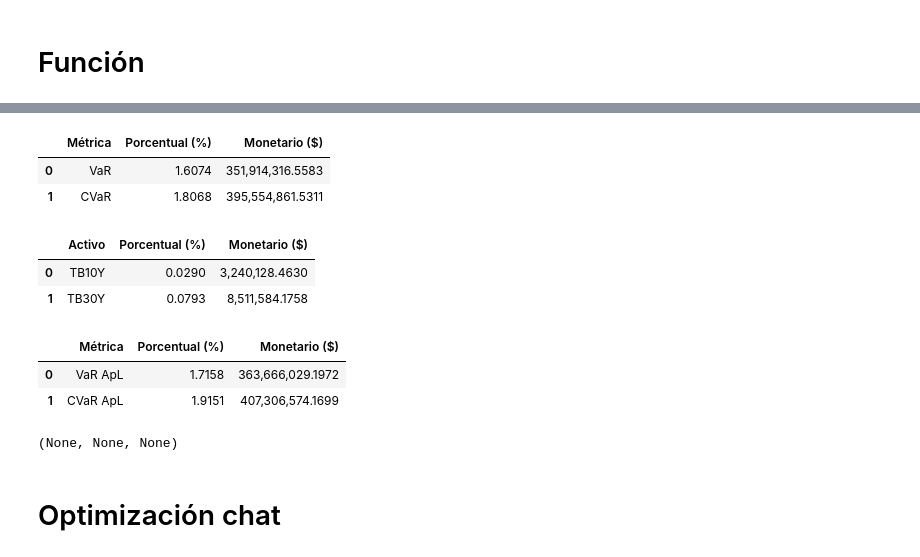
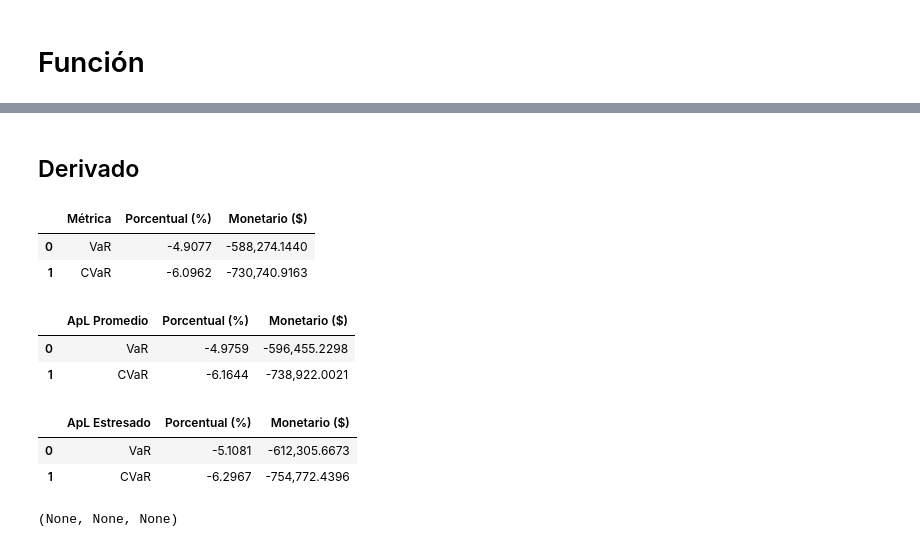
Before and after one commit to zayo1511/AdminDeRiesgos, a Jupyter notebook: Riesgo de liquidez/prueba.ipynb, the cells around one changed output, grey strips where cells are left out. Drawn from its saved outputs; the diff is of its cells as text; code cells hidden in the pictures.

```diff
--- a/Riesgo de liquidez/prueba.ipynb
+++ b/Riesgo de liquidez/prueba.ipynb
@@ -87,0 +90,5 @@ var_apl
+# %%
+CL_prom = [np.mean(data[f"Spread_{asset}"]) for asset in assets]
+CL_prom_m = [CL_prom[i] * posiciones[i] for i in range(len(assets))]
+CL_prom_df = pd.DataFrame({"CL_prom": assets, "Porcentual (%)": np.array(CL_prom)*100, "Monetario ($)": CL_prom_m})
+CL_prom_df
@@ -87,0 +99,3 @@ var_apl
+# %%
+var_apl_prom = pd.DataFrame({"ApL Promedio": ["VaR", "CVaR"], "Porcentual (%)": [(var + np.dot(CL_prom, weights))*100, (cvar + np.dot(CL_prom, weights))*100], "Monetario ($)": [var * sum(posiciones) + sum(CL_prom_m), cvar * sum(posiciones) + sum(CL_prom_m)]})
+var_apl_prom
@@ -103,11 +121,26 @@ def VaR_ApL(data, assets, titulos, long, conf):
 
      var = np.percentile(rend_port.values,100-conf) if long else np.percentile(rend_port.values,conf)
      cvar = rend_port[rend_port < var].mean() if long else rend_port[rend_port > var].mean()
-     var_df = pd.DataFrame({"Métrica": ["VaR", "CVaR"], "Porcentual (%)": [var * 100, cvar * 100], "Monetario ($)": [var * sum(posiciones), cvar * sum(posiciones)]})
+     var_df = pd.DataFrame({"Métrica": ["VaR", "CVaR"],
+                            "Porcentual (%)": [var * 100, cvar * 100],
+                            "Monetario ($)": [var * sum(posiciones), cvar * sum(posiciones)]})
 
-     CL = [np.percentile([data[f"Spread_{asset}"]], 99) for asset in assets]
-     CL_m = [CL[i] * posiciones[i] for i in range(len(assets))]
-     CL_df = pd.DataFrame({"Activo": assets, "Porcentual (%)": np.array(CL)*100, "Monetario ($)": CL_m})
+     CL_prom = [np.mean(data[f"Spread_{asset}"]) for asset in assets]
+     CL_prom_m = [CL_prom[i] * posiciones[i] for i in range(len(assets))]
+     apl_prom_p = [(var - np.dot(CL_prom, weights))*100, (cvar - np.dot(CL_prom, weights))*100] if long else [(var + np.dot(CL_prom, weights))*100, (cvar + np.dot(CL_prom, weights))*100]
+     apl_prom_m = [var * sum(posiciones) - sum(CL_prom_m), cvar * sum(posiciones) - sum(CL_prom_m)] if long else [var * sum(posiciones) + sum(CL_prom_m), cvar * sum(posiciones) + sum(CL_prom_m)]
+     var_apl_prom = pd.DataFrame({"ApL Promedio": ["VaR", "CVaR"],
+                                  "Porcentual (%)": apl_prom_p,
+                                  "Monetario ($)": apl_prom_m
+     })
 
-     var_apl = pd.DataFrame({"Métrica": ["VaR ApL", "CVaR ApL"], "Porcentual (%)": [(var + sum(CL))*100, (cvar + sum(CL))*100], "Monetario ($)": [var * sum(posiciones) + sum(CL_m), cvar * sum(posiciones) + sum(CL_m)]})
-     return display(var_df), display(CL_df), display(var_apl)
+     CL_estr = [np.percentile([data[f"Spread_{asset}"]], 99) for asset in assets]
+     CL_estr_m = [CL_estr[i] * posiciones[i] for i in range(len(assets))]
+     apl_estr_p = [(var - np.dot(CL_estr, weights))*100, (cvar - np.dot(CL_estr, weights))*100] if long else [(var + np.dot(CL_estr, weights))*100, (cvar + np.dot(CL_estr, weights))*100]
+     apl_estr_m = [var * sum(posiciones) - sum(CL_estr_m), cvar * sum(posiciones) - sum(CL_estr_m)] if long else [var * sum(posiciones) + sum(CL_estr_m), cvar * sum(posiciones) + sum(CL_estr_m)]
+     var_apl_estr = pd.DataFrame({"ApL Estresado": ["VaR", "CVaR"],
+                                  "Porcentual (%)": apl_estr_p,
+                                  "Monetario ($)": apl_estr_m
+     })
+
+     return display(var_df), display(var_apl_prom), display(var_apl_estr)
@@ -114,21 +191,21 @@ def VaR_ApL(data, assets, titulos, long, conf):
+# %% [markdown]
+## Derivado
 # %%
-data = pd.read_excel('PruebaDatosVaRAjustado.xlsx', sheet_name=1).set_index('Date').sort_index()
-assets = ['TB10Y', 'TB30Y']
-titulos = [100000000, 90000000]
-long = False
+data = pd.read_excel('DataTarea5.xlsx', sheet_name=1).set_index('Date').sort_index()
+assets = ['Derivado0']
+titulos = [100*37500]
+long = True
 conf = 99
 
 VaR_ApL(data, assets, titulos, long, conf)
 # %% [output]
 |  | Métrica | Porcentual (%) | Monetario ($) |
-| 0 | VaR | 1.6074 | 351,914,316.5583 |
-| 1 | CVaR | 1.8068 | 395,554,861.5311 |
+| 0 | VaR | -4.9077 | -588,274.1440 |
+| 1 | CVaR | -6.0962 | -730,740.9163 |
-|  | Activo | Porcentual (%) | Monetario ($) |
-| 0 | TB10Y | 0.0290 | 3,240,128.4630 |
-| 1 | TB30Y | 0.0793 | 8,511,584.1758 |
+|  | ApL Promedio | Porcentual (%) | Monetario ($) |
+| 0 | VaR | -4.9759 | -596,455.2298 |
+| 1 | CVaR | -6.1644 | -738,922.0021 |
-|  | Métrica | Porcentual (%) | Monetario ($) |
-| 0 | VaR ApL | 1.7158 | 363,666,029.1972 |
-| 1 | CVaR ApL | 1.9151 | 407,306,574.1699 |
+|  | ApL Estresado | Porcentual (%) | Monetario ($) |
+| 0 | VaR | -5.1081 | -612,305.6673 |
+| 1 | CVaR | -6.2967 | -754,772.4396 |
 (None, None, None)
-# %% [markdown]
-# Optimización chat
```
Also changed, not shown: parts of 16 cells of this notebook, 5 other files.
